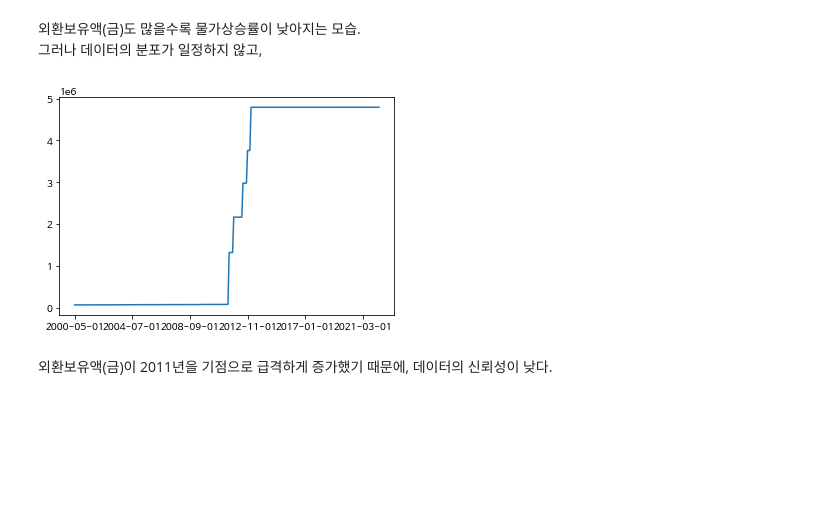
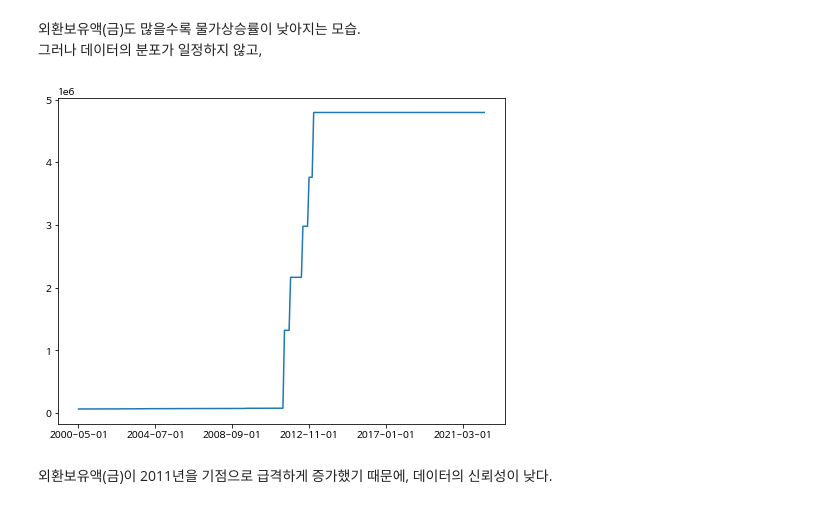
Before and after one commit to nan-park/section2_project, a Jupyter notebook: data_modeling.ipynb, the cells around one changed output. Saved outputs shown, nothing was run; the diff lists cells and outputs as text; code cells hidden in the pictures; blank space fills up the shorter version.

```diff
--- a/data_modeling.ipynb
+++ b/data_modeling.ipynb
@@ -289,3 +289,7 @@ df.loc[:, target_feature].plot();
 # %% [markdown]
 그러나 위의 표를 보면 시간에 따라 국채금리가 내려가는 추세임을 볼 수 있어 시간적 요소가 개입했을 가능성이 있고,<br>
 또 현재의 국채금리 상승은 물가 인플레이션으로 인한 것이 크기 때문에 원인과 결과가 뒤바뀐 해석 방향일 수 있다.
+# %%
+# 타겟 분포
+plt.rcParams.update({'font.size': 10})
+df.loc[:, target].plot(figsize=(8, 6));
@@ -308,8 +314,8 @@ pdp_plot(isolated, feature_name='feature', plot_pts_dist=True, plot_lines=True);
 외환보유액(금)도 많을수록 물가상승률이 낮아지는 모습.<br>
 그러나 데이터의 분포가 일정하지 않고,
 # %%
-df.loc[:, target_feature].plot();
+df.loc[:, target_feature].plot(figsize=(8, 6));
 # %% [output]
-[figure, old version]
+[figure, new version]
 # %% [markdown]
 외환보유액(금)이 2011년을 기점으로 급격하게 증가했기 때문에, 데이터의 신뢰성이 낮다.
```
Also changed, not shown: parts of 3 cells of this notebook.
